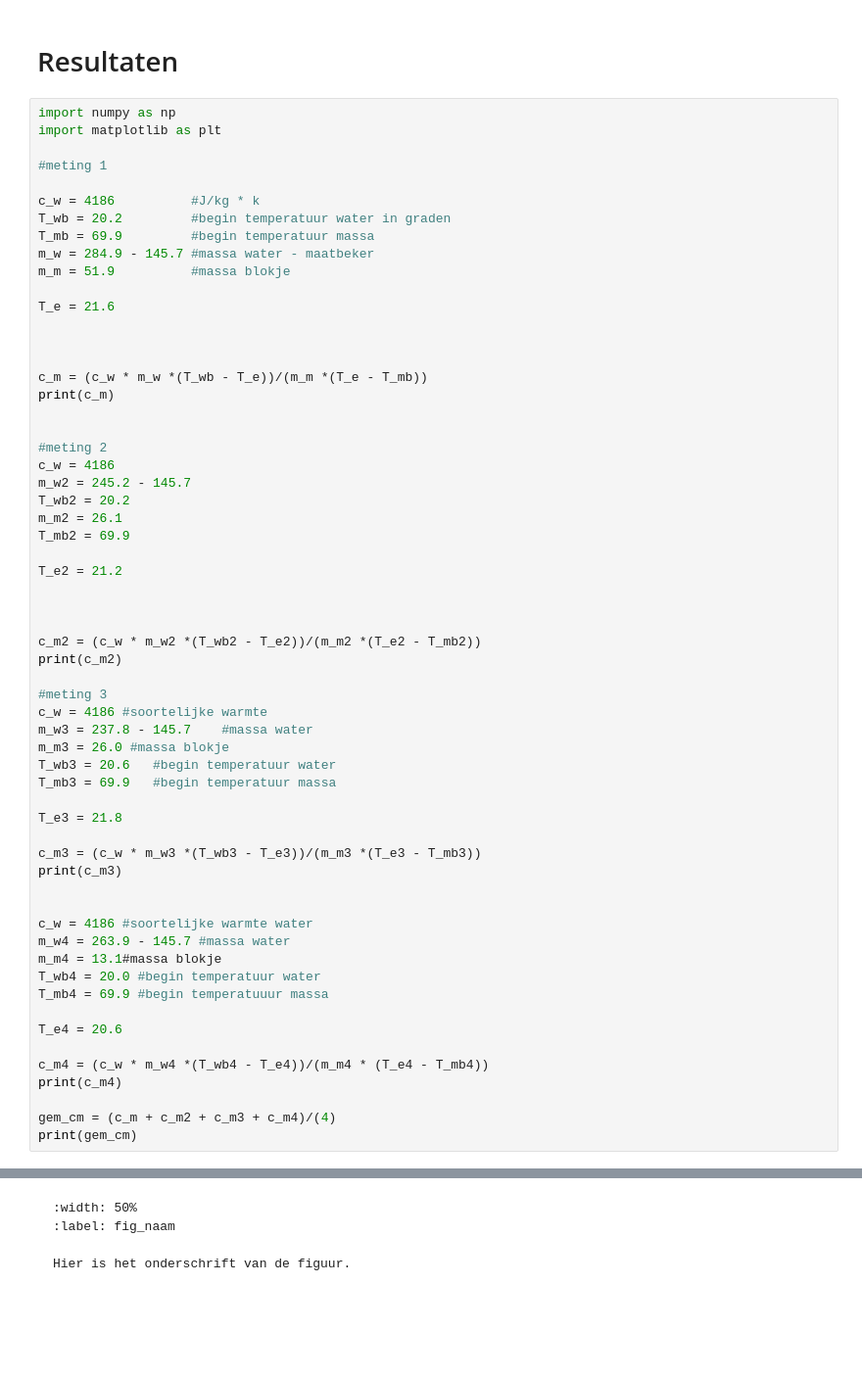
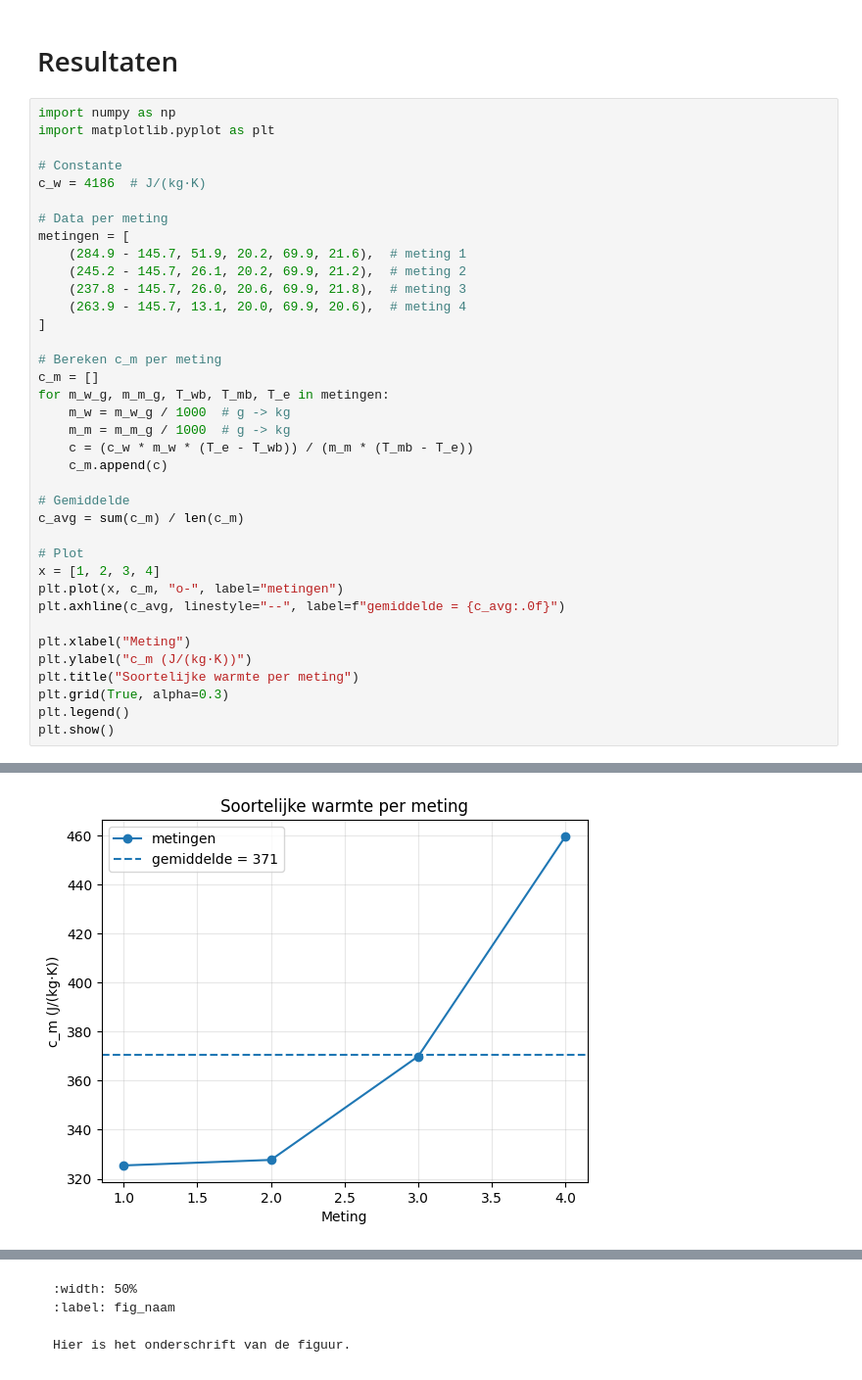
Before and after one commit to batu31415/27, a Jupyter notebook: Content/Labs/Warmtecapaciteit.ipynb, the cells around one changed output, grey strips where cells are left out. Shown at 98% size. Cells and saved outputs as stored; diff of their text form; blank space fills up the shorter version.

```diff
--- a/Content/Labs/Warmtecapaciteit.ipynb
+++ b/Content/Labs/Warmtecapaciteit.ipynb
@@ -70,62 +70,39 @@ Het voorbeeld kun je natuurlijk straks verwijderen.
 # Resultaten
 # %%
 import numpy as np
-import matplotlib as plt
+import matplotlib.pyplot as plt
 
-#meting 1
+# Constante
+c_w = 4186  # J/(kg·K)
 
-c_w = 4186          #J/kg * k
-T_wb = 20.2         #begin temperatuur water in graden
-T_mb = 69.9         #begin temperatuur massa
-m_w = 284.9 - 145.7 #massa water - maatbeker
-m_m = 51.9          #massa blokje
+# Data per meting
+metingen = [
+    (284.9 - 145.7, 51.9, 20.2, 69.9, 21.6),  # meting 1
+    (245.2 - 145.7, 26.1, 20.2, 69.9, 21.2),  # meting 2
+    (237.8 - 145.7, 26.0, 20.6, 69.9, 21.8),  # meting 3
+    (263.9 - 145.7, 13.1, 20.0, 69.9, 20.6),  # meting 4
+]
 
-T_e = 21.6
+# Bereken c_m per meting
+c_m = []
+for m_w_g, m_m_g, T_wb, T_mb, T_e in metingen:
+    m_w = m_w_g / 1000  # g -> kg
+    m_m = m_m_g / 1000  # g -> kg
+    c = (c_w * m_w * (T_e - T_wb)) / (m_m * (T_mb - T_e))
+    c_m.append(c)
 
+# Gemiddelde
+c_avg = sum(c_m) / len(c_m)
 
+# Plot
+x = [1, 2, 3, 4]
+plt.plot(x, c_m, "o-", label="metingen")
+plt.axhline(c_avg, linestyle="--", label=f"gemiddelde = {c_avg:.0f}")
 
-c_m = (c_w * m_w *(T_wb - T_e))/(m_m *(T_e - T_mb))
-print(c_m)
-
-
-#meting 2
-c_w = 4186
-m_w2 = 245.2 - 145.7
-T_wb2 = 20.2
-m_m2 = 26.1
-T_mb2 = 69.9
-
-T_e2 = 21.2
-
-
-
-c_m2 = (c_w * m_w2 *(T_wb2 - T_e2))/(m_m2 *(T_e2 - T_mb2))
-print(c_m2)
-
-#meting 3
-c_w = 4186 #soortelijke warmte
-m_w3 = 237.8 - 145.7    #massa water
-m_m3 = 26.0 #massa blokje
-T_wb3 = 20.6   #begin temperatuur water
-T_mb3 = 69.9   #begin temperatuur massa
-
-T_e3 = 21.8
-
-c_m3 = (c_w * m_w3 *(T_wb3 - T_e3))/(m_m3 *(T_e3 - T_mb3))
-print(c_m3)
-
-
-c_w = 4186 #soortelijke warmte water
-m_w4 = 263.9 - 145.7 #massa water
-m_m4 = 13.1#massa blokje
-T_wb4 = 20.0 #begin temperatuur water
-T_mb4 = 69.9 #begin temperatuuur massa
-
-T_e4 = 20.6
-
-c_m4 = (c_w * m_w4 *(T_wb4 - T_e4))/(m_m4 * (T_e4 - T_mb4))
-print(c_m4)
-
-gem_cm = (c_m + c_m2 + c_m3 + c_m4)/(4)
-print(gem_cm)
+plt.xlabel("Meting")
+plt.ylabel("c_m (J/(kg·K))")
+plt.title("Soortelijke warmte per meting")
+plt.grid(True, alpha=0.3)
+plt.legend()
+plt.show()
 # %% [output]
@@ -136,0 +109 @@ print(gem_cm)
+[figure, added]
```
Also changed, not shown: parts of 3 cells of this notebook, 1 other file.
